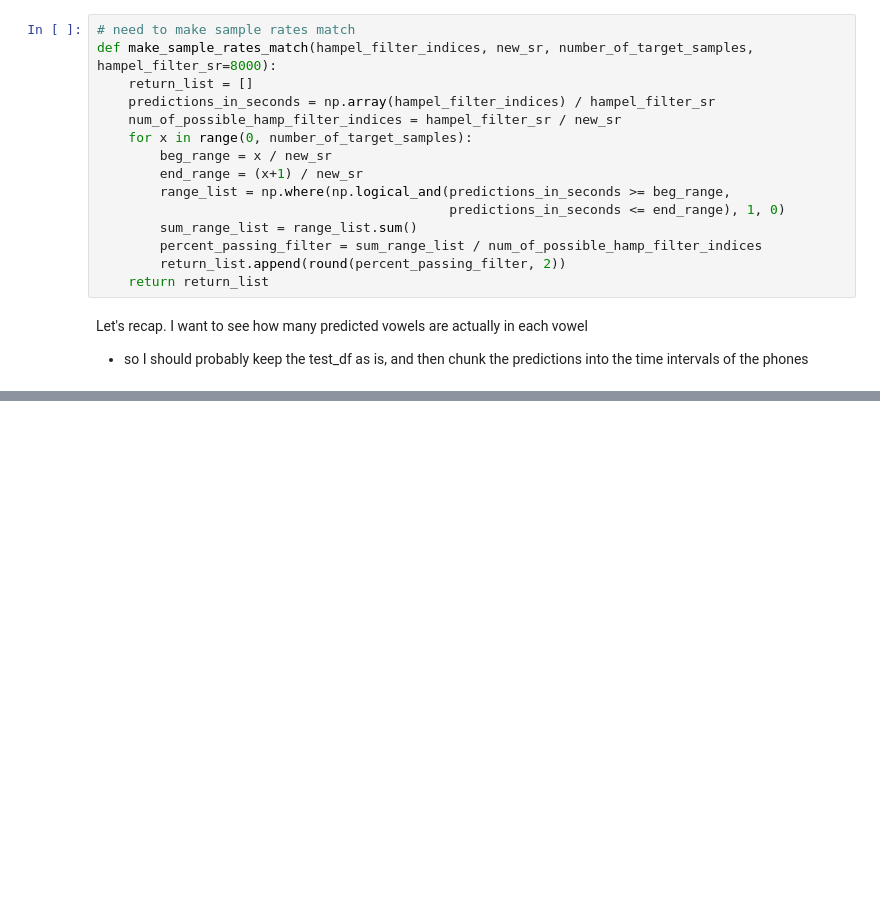
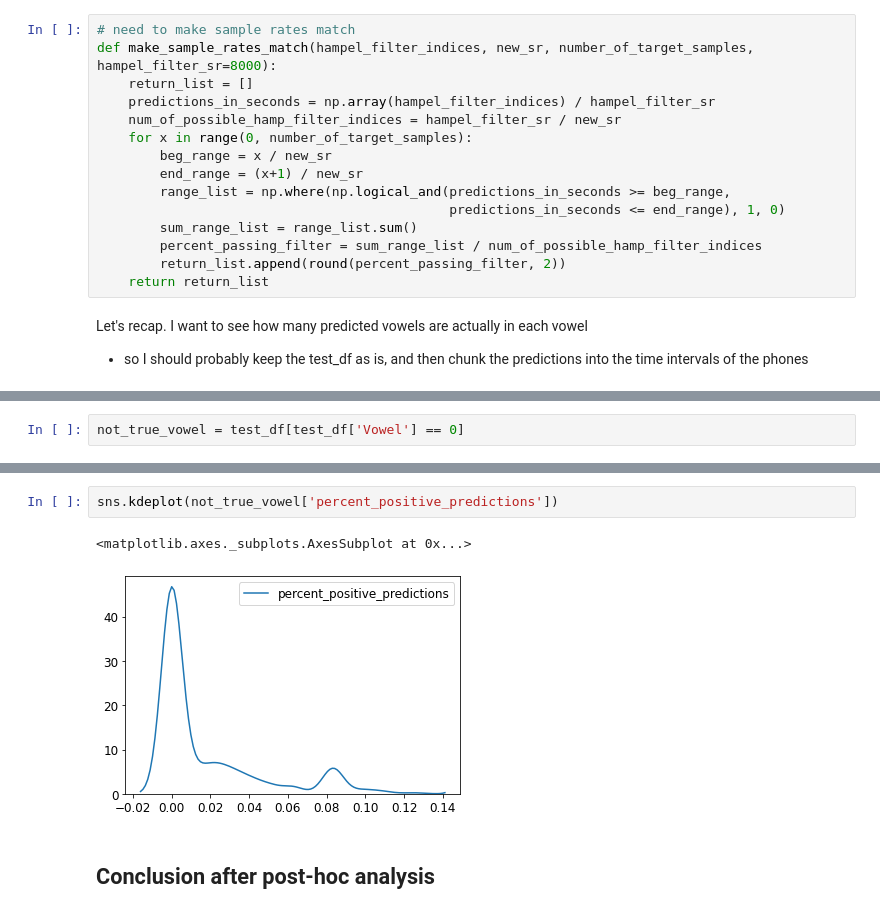
Before and after one commit to gregfeliu/Vowel_Finder, a Jupyter notebook: Testing_Classification_Models.ipynb, the cells around one changed output, grey strips where cells are left out. Drawn from its saved outputs; the diff is of its cells as text; blank space fills up the shorter version.

```diff
--- a/Testing_Classification_Models.ipynb
+++ b/Testing_Classification_Models.ipynb
@@ -1240,0 +1324,2 @@ Let's recap. I want to see how many predicted vowels are actually in each vowel
+# %%
+not_true_vowel = test_df[test_df['Vowel'] == 0]
@@ -1240,0 +1330,7 @@ Let's recap. I want to see how many predicted vowels are actually in each vowel
+# %%
+sns.kdeplot(not_true_vowel['percent_positive_predictions'])
+# %% [output]
+<matplotlib.axes._subplots.AxesSubplot at 0x...>
+[figure, added]
+# %% [markdown]
+## Conclusion after post-hoc analysis
```
Also changed, not shown: parts of 23 cells of this notebook.
